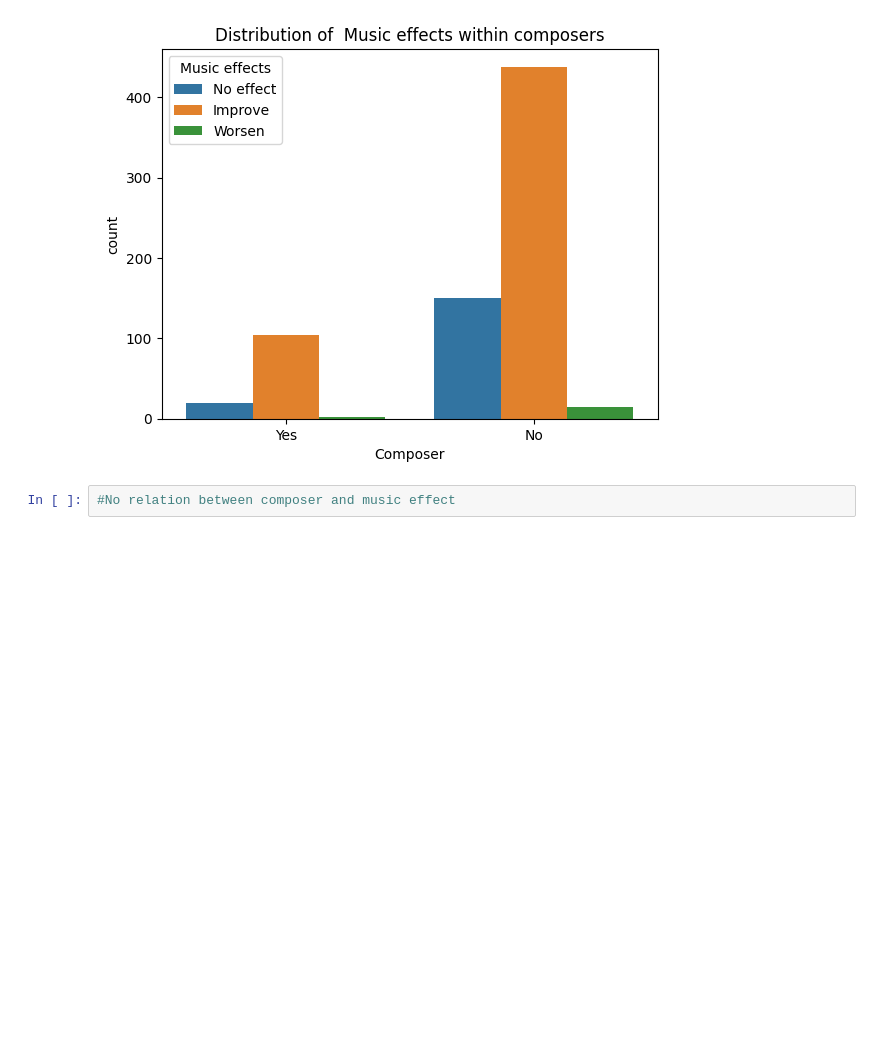
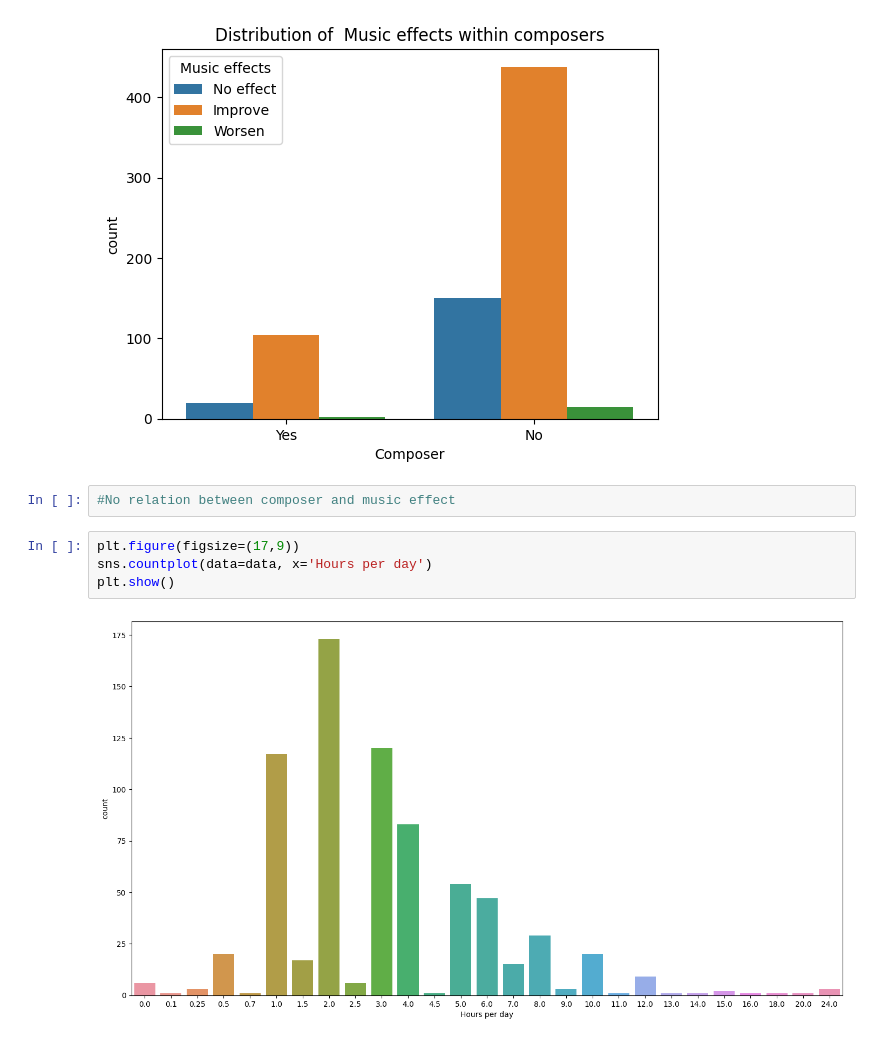
Before and after one commit to dikshaaswal/Kaggle, a Jupyter notebook: music-and-mental-health-analysis.ipynb, the cells around one changed output. Saved outputs shown, nothing was run; the diff lists cells and outputs as text; blank space fills up the shorter version.

```diff
--- a/music-and-mental-health-analysis.ipynb
+++ b/music-and-mental-health-analysis.ipynb
@@ -274,3 +274,9 @@ plt.show()
 [figure]
 # %%
 #No relation between composer and music effect
+# %%
+plt.figure(figsize=(17,9))
+sns.countplot(data=data, x='Hours per day')
+plt.show()
+# %% [output]
+[figure, added]
```
Also changed, not shown: parts of 14 cells of this notebook.
